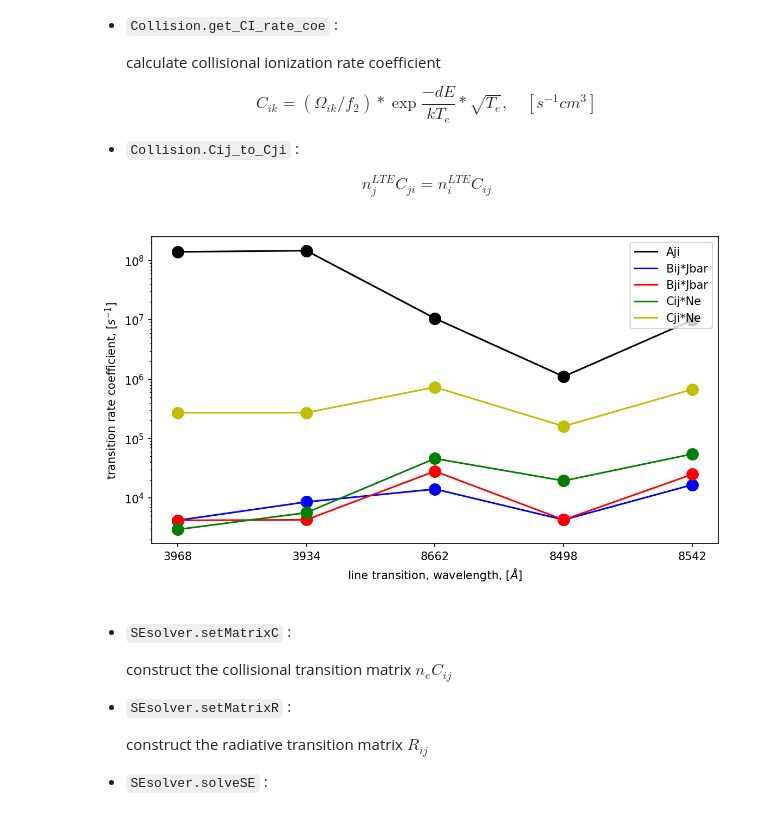
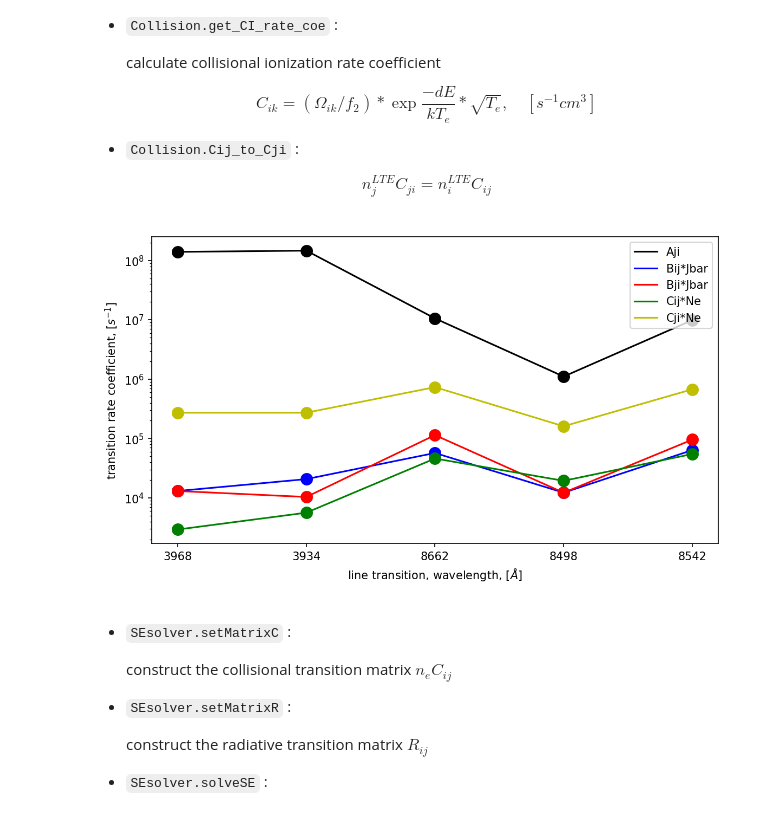
Before and after one commit to kouui/spectra-deprecated, a Jupyter notebook: notebooks/Demo_FullStatisticalEquilirbium_v1.ipynb, the cells around one changed output. Saved outputs shown, nothing was run; the diff lists cells and outputs as text; code cells hidden in the pictures.

```diff
--- a/notebooks/Demo_FullStatisticalEquilirbium_v1.ipynb
+++ b/notebooks/Demo_FullStatisticalEquilirbium_v1.ipynb
@@ -256,7 +242,7 @@ _Ne = 1E12
 _Vt = slab0d.data.Vt
 _Vt = 5E5
 _Vd = slab0d.data.Vd
-_Vd = 0E5 # 100 [km/s]
+_Vd = 100E5 # 100 [km/s]
 # %% [markdown]
 - `LTELib.get_LTE_ratio` :
 
@@ -416,8 +408,7 @@ BasicP.get_Level_gamma(Aji=_atom.Line.AJI[:],idxJ=_atom.Line.idxJ[:],
                        gamma=_atom.Level.gamma[:])
 # compute Line Gamma
 BasicP.get_Line_Gamma(idxI=_atom.Line.idxI[:], idxJ=_atom.Line.idxJ[:],
-                    gamma=_atom.Level.gamma[:], Gamma=_atom.Line.Gamma[:],
-                    isCont=_atom.Line.isContinuum[:])
+                    gamma=_atom.Level.gamma[:], Gamma=_atom.Line.Gamma[:])
 # compute
 #   - Doppler width [cm]
 #   - damping constant a [-]
@@ -430,7 +421,7 @@ _Bij_Jbar = np.zeros(_atom.nLine, np.double)
 _Bji_Jbar = np.zeros(_atom.nLine, np.double)
 
 for k in range(_atom.nRadiativeLine):
-    _line_index = _atom.RadLine_coe.lineIndex[k]
+    _line_index = _atom.Mesh.Coe.lineIndex[k]
     _w0 = _atom.Line.w0[ _line_index ]
     _f0 = _atom.Line.f0[ _line_index ]
     _dopWidth_cm[k] = BasicP.get_Doppler_width(p0=_w0, Te=_Te, Vt=_Vt, am=_atom.Mass)
@@ -438,24 +429,24 @@ for k in range(_atom.nRadiativeLine):
                                  _dopWidth_hz=_dopWidth_cm[k]*_f0/_w0 )
 
     # shift wavelength mesh
-    _wave_mesh = _atom.line_mesh_list[k][:]
+    _wave_mesh = _atom.Mesh.RadLine[k][:]
     _wave_mesh_shifted = _wave_mesh - (_w0*_Vd/Cst.c_)/_dopWidth_cm[k]
     _wave_mesh_cm = _wave_mesh_shifted[:] * _dopWidth_cm[k]
     _absorb_mesh_cm = Profile.Voigt(_a[k], _wave_mesh[:]) / _dopWidth_cm[k]
     #print(Integrate.Trapze(_absorb_mesh_cm[:], _wave_mesh_cm))
 
-    _radLine = _atom.radiative_line_intensity_cm_list[k]
+    _radLine = _atom.I_Rad.I_cm[k]
     _fill_value = (_radLine[1,0],_radLine[1,-1])
     _f = interp1d(x=_radLine[0,:], y=_radLine[1,:],
                   bounds_error=False, fill_value=_fill_value)
-    _intensity_mesh_cm = _f(_wave_mesh_cm)
+    _I_cm = _f(_wave_mesh_cm)
 
     _gi = _atom.Level.g[ _atom.Line.idxI[_line_index] ]
     _gj = _atom.Level.g[ _atom.Line.idxJ[_line_index] ]
     _Aji = _atom.Line.AJI[_line_index]
     _Bji, _Bij = LTELib.EinsteinA_to_EinsteinBs_cm(_Aji, _w0, _gi, _gj)
 
-    _integrand = 0.5 *_intensity_mesh_cm[:] * _absorb_mesh_cm
+    _integrand = 0.5 * _I_cm[:] * _absorb_mesh_cm
     _Jbar = Integrate.Trapze(integrand=_integrand, x=_wave_mesh_cm)
 
     _Bji_Jbar[_line_index] = _Bji * _Jbar
@@ -524,53 +515,53 @@ ax1.legend(h1+h2, l1+l2, loc='lower right');
 # rate coefficient
 #---
 _CE_fac = Collision.interpolate_CE_fac(
-            _table=_atom.CE_table[:,:], _Te=_Te,
-            _Te_table=_atom.CE_Te_table[:],
-            _f1=_atom.CE_coe.f1[:], _f2=_atom.CE_coe.f2[:],
-            _isCont=_atom.Line.isContinuum[:])
+            _table=_atom.CE.Omega_table[:,:], _Te=_Te,
+            _Te_table=_atom.CE.Te_table[:],
+            _f1=_atom.CE.Coe.f1[:], _f2=_atom.CE.Coe.f2[:])
 
 _CEij = Collision.get_CE_rate_coe(_CE_fac=_CE_fac, _Te=_Te,
-                                  _gi=_atom.CE_coe.gi[:],
-                                  _dEij=_atom.CE_coe.dEij[:])
+                                  _gi=_atom.CE.Coe.gi[:],
+                                  _dEij=_atom.CE.Coe.dEij[:])
 
-_CI_fac = Collision.interpolate_CI_fac(_table=_atom.CI_table[:,:], _Te=_Te,
-                                       _Te_table=_atom.CI_Te_table[:],
-                                       _f2=_atom.CI_coe.f2[:],
-                                       _lineIndex=_atom.CI_coe.lineIndex[:],
-                                       _nTran=_atom.nLine)
+_CI_fac = Collision.interpolate_CI_fac(_table=_atom.CI.Omega_table[:,:],
+                                       _Te=_Te,
+                                       _Te_table=_atom.CI.Te_table[:],
+                                       _f2=_atom.CI.Coe.f2[:])
+
 _CIik = Collision.get_CI_rate_coe(_CI_fac=_CI_fac[:], _Te=_Te,
-                                  _dEik=_atom.CE_coe.dEij[:])
+                                  _dEik=_atom.CI.Coe.dEij[:])
 
-_Cij = _CEij[:] + _CIik[:]
+#_Cij = _CEij[:] + _CIik[:]
+_Cij = np.append( _CEij[:], _CIik[:] )
 _Cji = Collision.Cij_to_Cji(_Cij=_Cij,  _ni_LTE=_ni_LTE, _nj_LTE=_nj_LTE)
 # %%
 fig, ax = plt.subplots(1,1,figsize=(9,5),dpi=150)
 mask = []
 for k in range(_atom.nRadiativeLine):
-    mask.append( _atom.RadLine_coe.lineIndex[k] )
+    mask.append( _atom.Mesh.Coe.lineIndex[k] )
 
 ax.plot(_atom.Line.AJI[mask], "k-", label="Aji")
 ax.plot(_Bij_Jbar[mask], "b-", label="Bij*Jbar")
 ax.plot(_Bji_Jbar[mask], "r-", label="Bji*Jbar")
 ax.plot(_Cij[mask]*_Ne, "g-", label="Cij*Ne")
 ax.plot(_Cji[mask]*_Ne, "y-", label="Cji*Ne")
 
 ax.plot(_atom.Line.AJI[mask], "ko", markersize=10)
 ax.plot(_Bij_Jbar[mask], "bo", markersize=10)
 ax.plot(_Bji_Jbar[mask], "ro", markersize=10)
 ax.plot(_Cij[mask]*_Ne, "go", markersize=10)
 ax.plot(_Cji[mask]*_Ne, "yo", markersize=10)
 
 ax.set_ylabel("transition rate coefficient, [$s^{-1}$]")
 ax.set_xlabel("line transition, wavelength, [$\AA$]")
 
 ax.set_xticks(np.arange(_atom.nRadiativeLine))
 ax.set_xticklabels([f"{_w0_AA:.0f}" for _w0_AA in _atom.Line.w0_AA[mask]])
 ax.set_yscale("log")
 ax.legend(loc="best")
 plt.show()
 # %% [output]
-[figure, old version]
+[figure, new version]
 # %% [markdown]
 - `SEsolver.setMatrixC` :
 
```
Also changed, not shown: parts of 16 cells of this notebook, 12 other files.
